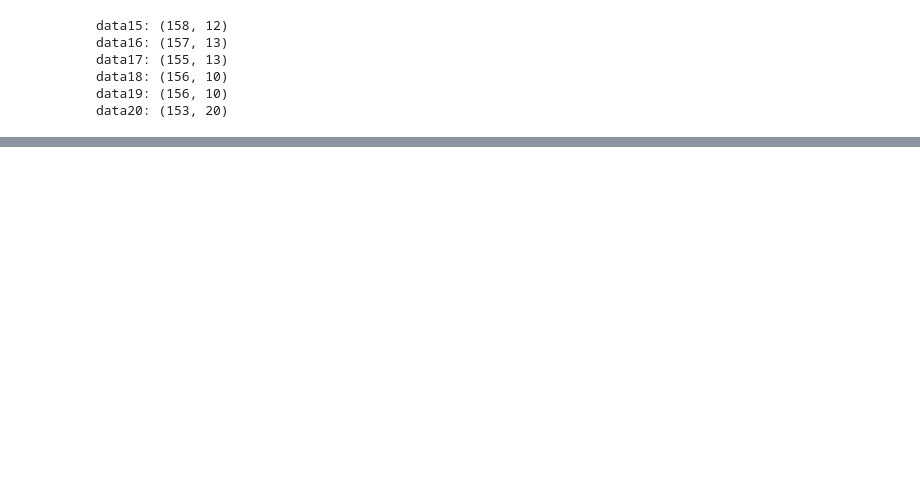
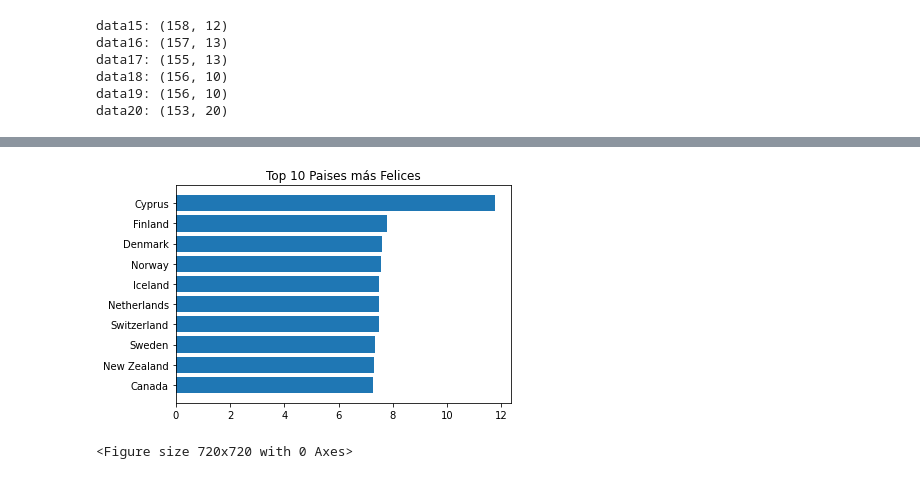
Before and after one commit to ronnygomez/desafio2, a Jupyter notebook: Desafio2_base.ipynb, the cells around one changed output, grey strips where cells are left out. Drawn from its saved outputs; the diff is of its cells as text; code cells hidden in the pictures; blank space fills up the shorter version.

```diff
--- a/Desafio2_base.ipynb
+++ b/Desafio2_base.ipynb
@@ -157,0 +158,5 @@ data20: (153, 20)
+# %%
+rank_plot(genDataRank(data19),10,10)
+# %% [output]
+[figure, added]
+<Figure size 720x720 with 0 Axes>
```
Also changed, not shown: parts of 22 cells of this notebook.
